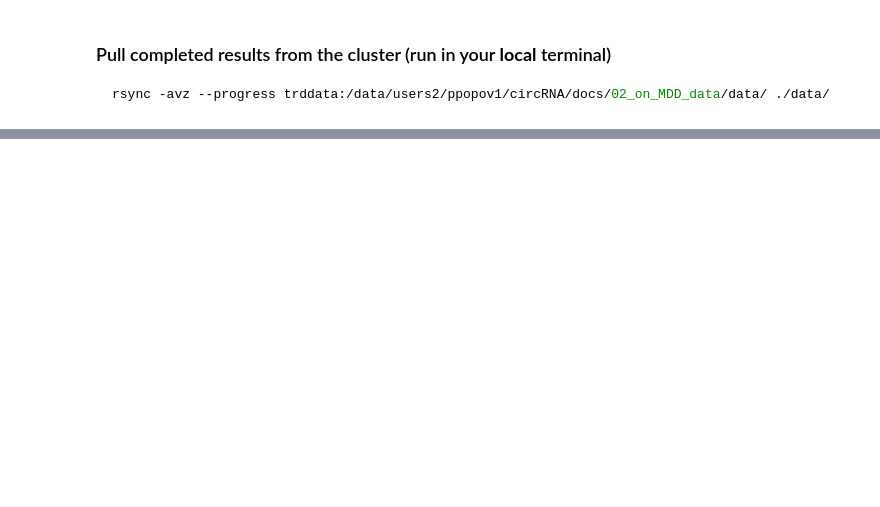
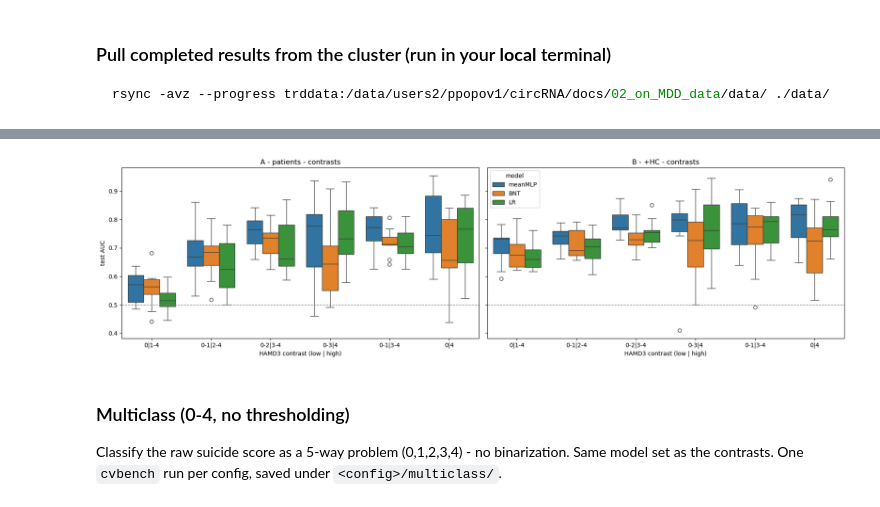
Before and after one commit to neuroneural/circRNA, a Jupyter notebook: docs/02_on_MDD_data/mdd_cvbench.ipynb, the cells around one changed output, grey strips where cells are left out. Saved outputs shown, nothing was run; the diff lists cells and outputs as text; code cells hidden in the pictures; blank space fills up the shorter version.

```diff
--- a/docs/02_on_MDD_data/mdd_cvbench.ipynb
+++ b/docs/02_on_MDD_data/mdd_cvbench.ipynb
@@ -32,10 +49,9 @@ def results_dir(base):   # for plotting: prefer remote results, fall back to loc
 # %%
-d = np.load("data/mdd_ica53_tc_superclean.npz")
-rng = np.random.default_rng(42)
+d = np.load("data/mdd_ica53_tc_superclean.npz", allow_pickle=True)
 
 # main contrast: MDD vs HC on subjects with Diagnosis+Sex+Age present
 full = d["full"]
-X = d["ica53_tc"][full]
-y = d["Diagnosis"][full].astype(int)              # 0 = HC, 1 = MDD
-perm = rng.permutation(len(y)); X, y = X[perm], y[perm]   # break site/diagnosis blocks
+X   = d["ica53_tc"][full]
+y   = d["Diagnosis"][full].astype(int)            # 0 = HC, 1 = MDD
+ids = d["id"][full]                               # real subject IDs -> logged with predictions
 print("MDD vs HC:", X.shape, "| counts [HC, MDD]:", np.bincount(y))
@@ -133,26 +275,39 @@ run_contrasts(X_with_hc, score_with_hc, f"data/suicidality_withHC{suffix}")
 # %%
-# plot both configs side by side (prefer remote results, fall back to local)
-def load_sweep(out_root):
+# plot the contrast results (prefer remote, fall back to local)
+def load_contrasts(out_root):
     frames = []
     for low, high in CONTRASTS:
-        csv_path = os.path.join(out_root, contrast_dirname(low, high), "cvbench_test.csv")
-        if not os.path.exists(csv_path):
-            continue
-        df = pd.read_csv(csv_path); df["contrast"] = contrast_label(low, high); frames.append(df)
+        csv = os.path.join(out_root, contrast_dirname(low, high), "cvbench_test.csv")
+        if os.path.exists(csv):
+            df = pd.read_csv(csv); df["contrast"] = contrast_label(low, high); frames.append(df)
     return pd.concat(frames, ignore_index=True) if frames else None
 
-panels = [("patients only", results_dir("data/suicidality")),
-          ("+ HC as 0",      results_dir("data/suicidality_withHC"))]
-fig, axes = plt.subplots(1, 2, figsize=(15, 5), sharey=True)
-for ax, (title, out_root) in zip(axes, panels):
-    res = load_sweep(out_root)
+# boxplots: one figure per config
+fig, axes = plt.subplots(1, len(CONFIGS), figsize=(9 * len(CONFIGS), 5), sharey=True)
+for ax, (title, features, scores, ids, base) in zip(np.atleast_1d(axes), CONFIGS):
+    res = load_contrasts(results_dir(base))
     if res is None:
-        ax.set_title(f"{title} (no results)"); continue
+        ax.set_title(f"{title}: no results"); continue
     sns.boxplot(data=res, x="contrast", y="test_auc", hue="model", ax=ax)
     ax.axhline(0.5, ls="--", c="gray", lw=1)
-    ax.set_title(f"{title}  ({os.path.basename(out_root)})")
+    ax.set_title(f"{title} - contrasts")
     ax.set_xlabel("HAMD3 contrast (low | high)"); ax.set_ylabel("test AUC")
     if ax.get_legend():
-        ax.get_legend().set_visible(ax is axes[-1])
-plt.suptitle("Suicidality sweep — test AUC by contrast and model")
+        ax.get_legend().set_visible(ax is np.atleast_1d(axes)[-1])   # one shared legend
 plt.tight_layout(); plt.show()
+
+# # confusion matrices per contrast
+# for title, features, scores, ids, base in CONFIGS:
+#     root = results_dir(base)
+#     for low, high in CONTRASTS:
+#         src = os.path.join(root, contrast_dirname(low, high))
+#         if not os.path.exists(f"{src}/cvbench_test.csv"):
+#             continue
+#         print(f"{title} - contrast {contrast_label(low, high)}")
+#         load_report(src).plot_confusion(normalize="true")
+# %% [output]
+[figure, added]
+# %% [markdown]
+### Multiclass (0-4, no thresholding)
+
+Classify the raw suicide score as a 5-way problem (0,1,2,3,4) - no binarization. Same model set as the contrasts. One `cvbench` run per config, saved under `<config>/multiclass/`.
```
Also changed, not shown: parts of 14 cells of this notebook.
